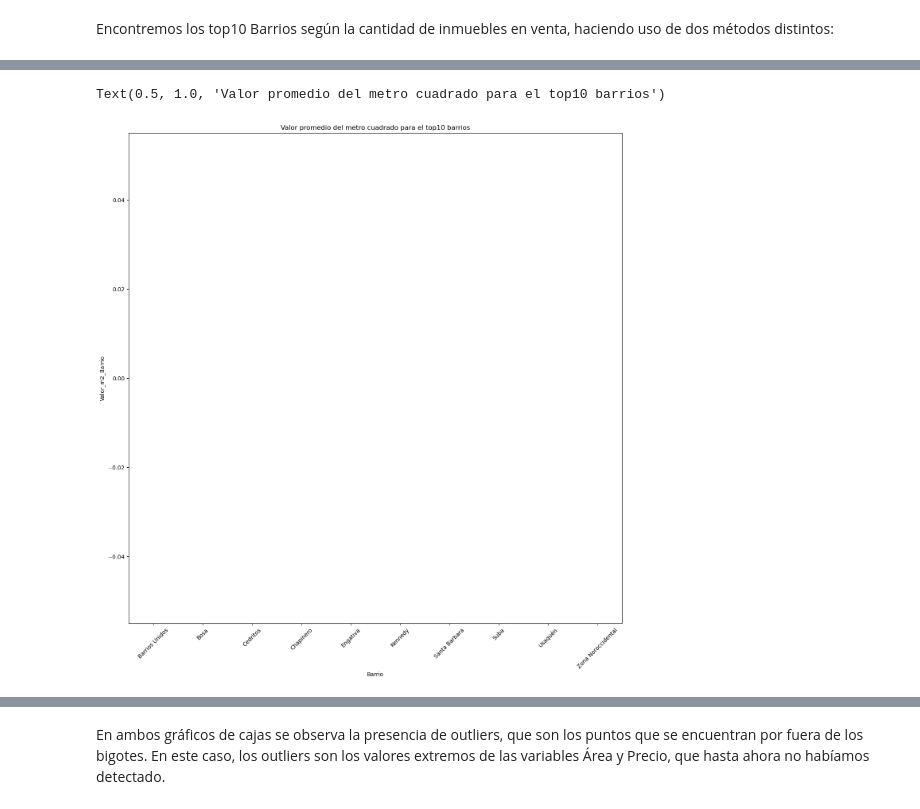
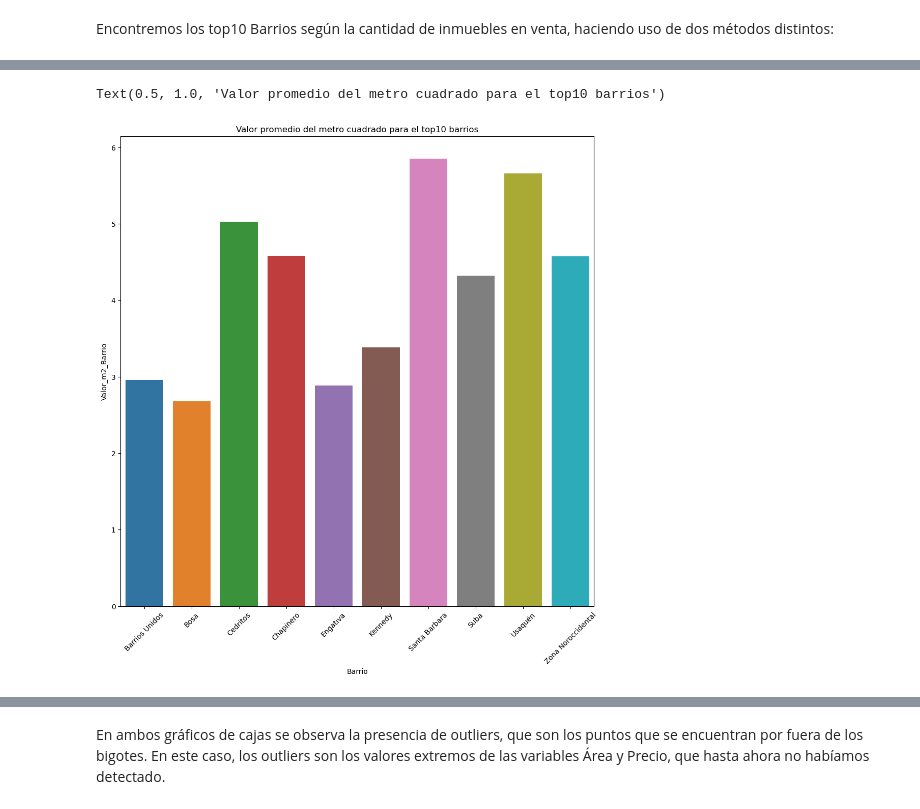
Before and after one commit to JsebastianUVPRQ/ES_Bogota_real_state_market_analysis, a Jupyter notebook: EDA-main.ipynb, the cells around one changed output, grey strips where cells are left out. Drawn from its saved outputs; the diff is of its cells as text; code cells hidden in the pictures.

```diff
--- a/EDA-main.ipynb
+++ b/EDA-main.ipynb
@@ -108,9 +108,10 @@ La siguiente columna que vamos a analizar es Precio. Sin embargo, por el tipo de
 # %%
 #El signo pesos y los puntos son caracteres que no permiten hacer operaciones matemáticas
 inmuebles["valor"] = inmuebles["Valor"].str[1:]
-inmuebles["valor"] = inmuebles["valor"].str.replace(".","", regex = True)
-#Con el formato actual ahora es válido realizar una conversión de tipo string a tipo numérico:
-inmuebles["valor"] = pd.to_numeric(inmuebles["valor"])
+inmuebles["valor"] = inmuebles["valor"].str.replace(".","")
+#conversión de string a entero
+inmuebles["valor"] = inmuebles["valor"].astype(float)
 # %%
 #Para mejorar la legibilidad reescalemos los valores de la columna "valor" a millones de pesos:
-inmuebles["valor"] = inmuebles["valor"].astype(float)/1000000
+inmuebles["valor [M]"] = inmuebles["valor"]/1000000
+inmuebles
@@ -283,12 +298,12 @@ datos_barrio.query("Barrio in @top_barrios")
 # %%
 #Gráfico de barras con seaborn
-plt.figure(figsize=(16,16))
+plt.figure(figsize=(12,12))
 ax = sns.barplot(x="Barrio", y="Valor_m2_Barrio", data=datos_barrio.query("Barrio in @top_barrios"))
 ax.tick_params(axis='x', rotation=45)
 ax.set_title("Valor promedio del metro cuadrado para el top10 barrios")
 # %% [output]
 Text(0.5, 1.0, 'Valor promedio del metro cuadrado para el top10 barrios')
-[figure, old version]
+[figure, new version]
 # %%
 plt.figure(figsize=(10,8))
 ax = sns.boxplot(x="Barrio", y="Valor_m2_Millon", data = inmuebles.query('Barrio in @top_barrios'))
```
Also changed, not shown: parts of 11 cells of this notebook.
